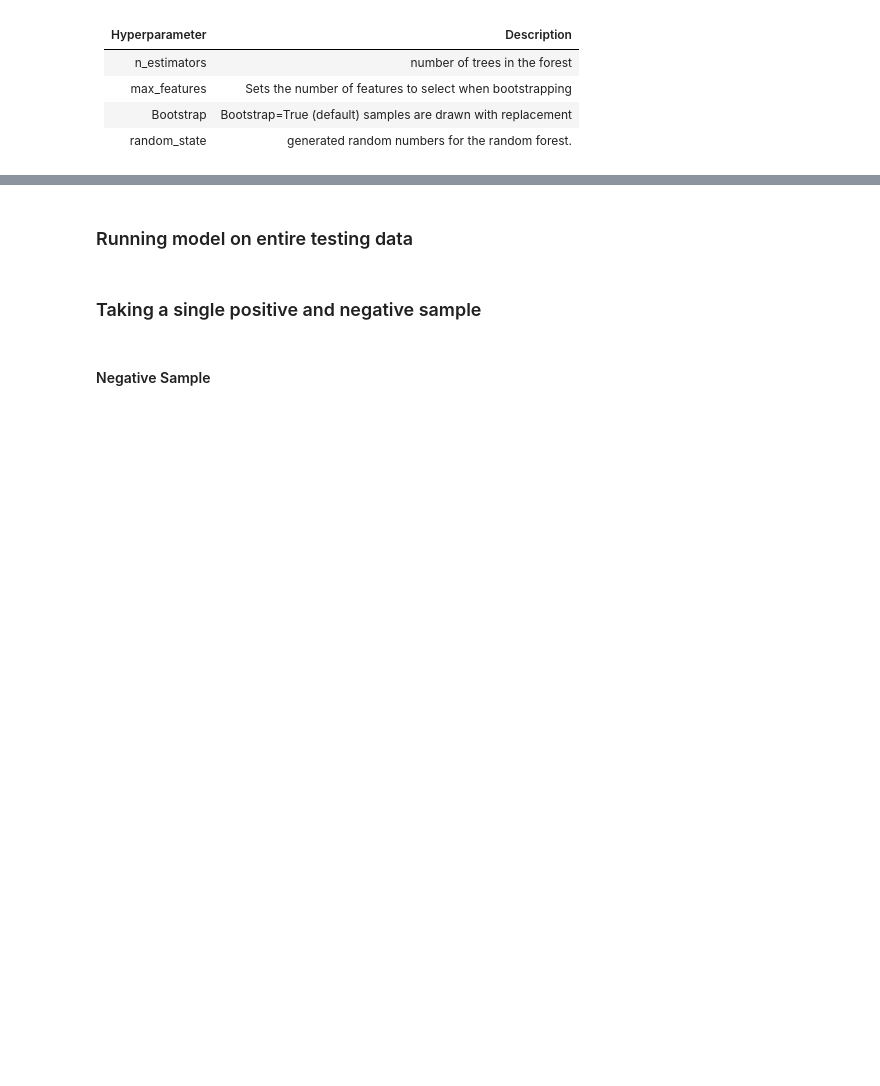
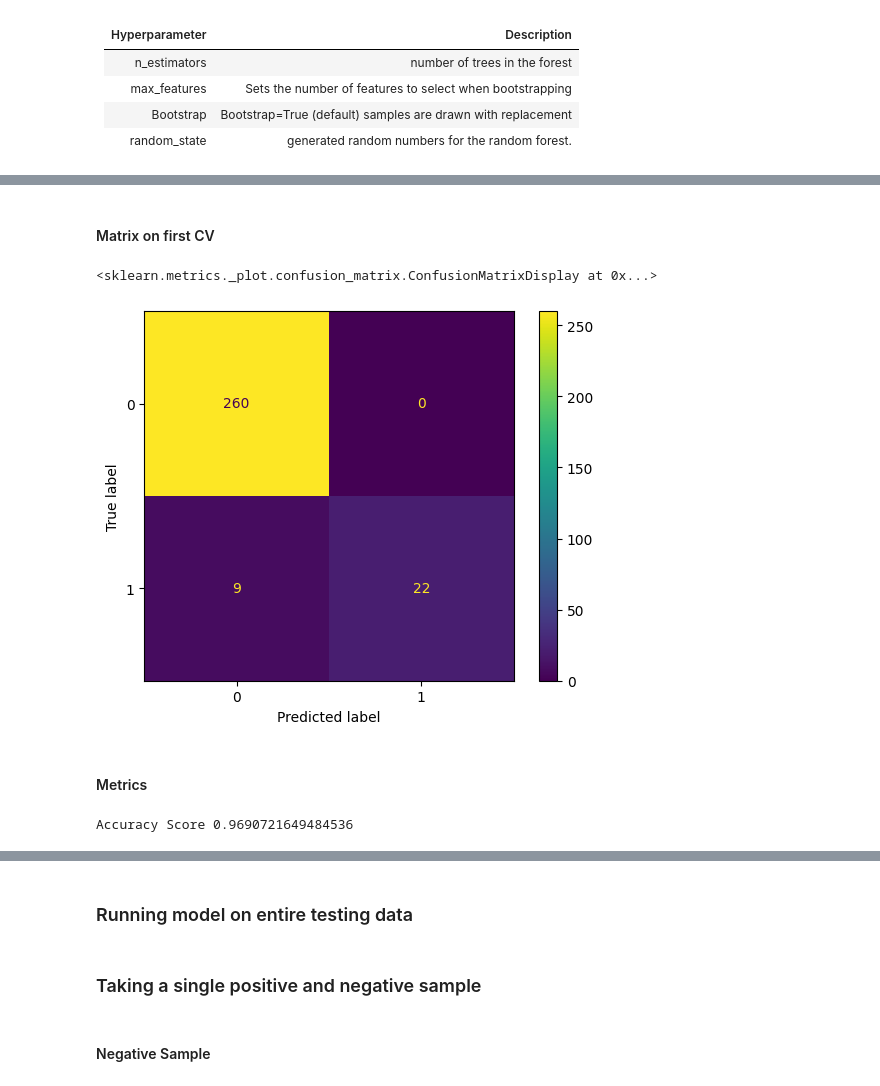
Before and after one commit to AlexHappyCode/AI-Ethics-Genetic-Data, a Jupyter notebook: HW3 - Random Forest Model.ipynb, the cells around one changed output, grey strips where cells are left out. Saved outputs shown, nothing was run; the diff lists cells and outputs as text; code cells hidden in the pictures; blank space fills up the shorter version.

```diff
--- a/HW3 - Random Forest Model.ipynb
+++ b/HW3 - Random Forest Model.ipynb
@@ -168,0 +199,18 @@ RandomForestClassifier(max_features=2, n_estimators=500, oob_score=True)
+# %%
+first_predictions = model.predict(third_third.drop('Label', axis=1))
+# %% [markdown]
+#### Matrix on first CV
+# %%
+cm = confusion_matrix(third_third['Label'], first_predictions, labels=model.classes_)
+disp = ConfusionMatrixDisplay(confusion_matrix=cm, display_labels=model.classes_)
+disp.plot()
+# %% [output]
+<sklearn.metrics._plot.confusion_matrix.ConfusionMatrixDisplay at 0x...>
+[figure, added]
+# %% [markdown]
+#### Metrics
+# %%
+first_accuracy_score = accuracy_score(first_predictions, third_third['Label'])
+print('Accuracy Score', first_accuracy_score)
+# %% [output]
+Accuracy Score 0.9690721649484536
```
Also changed, not shown: parts of 72 cells of this notebook, 3 other files.
